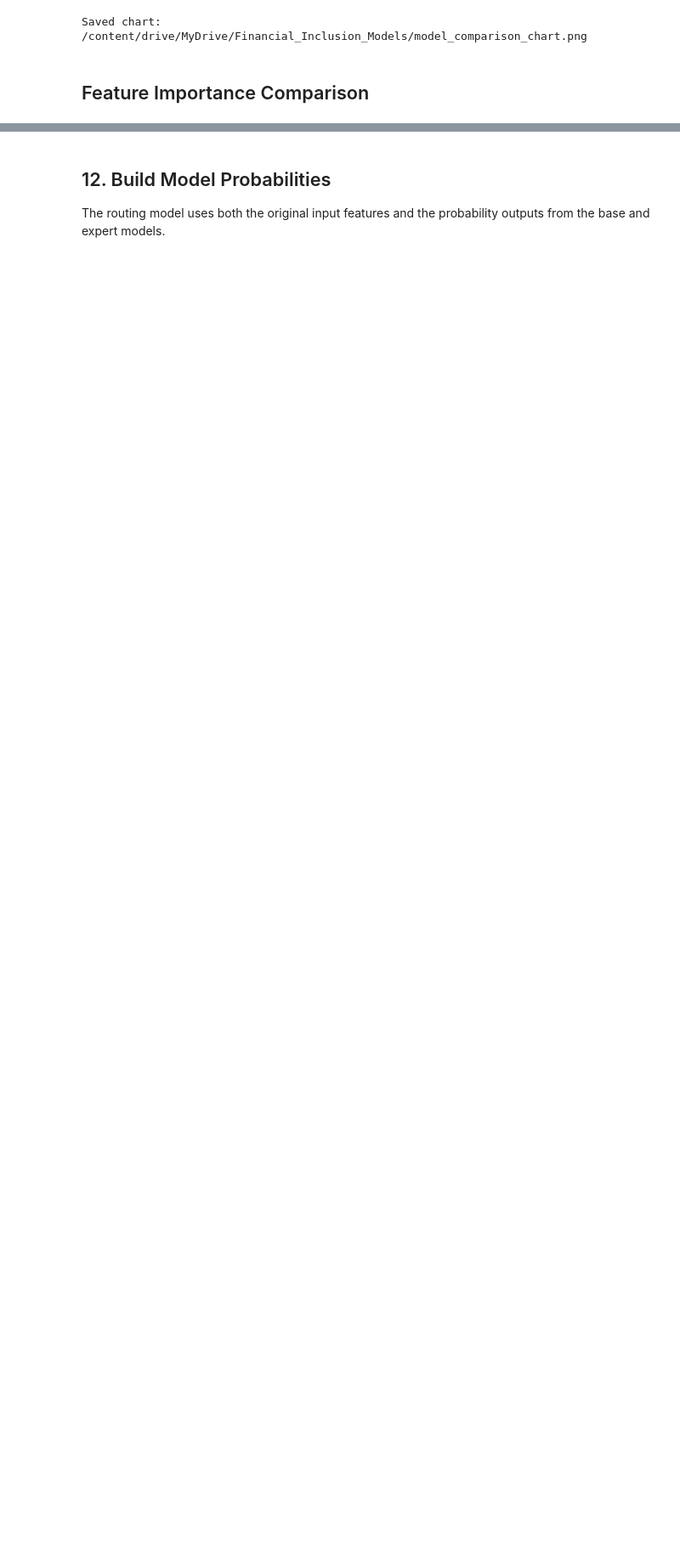
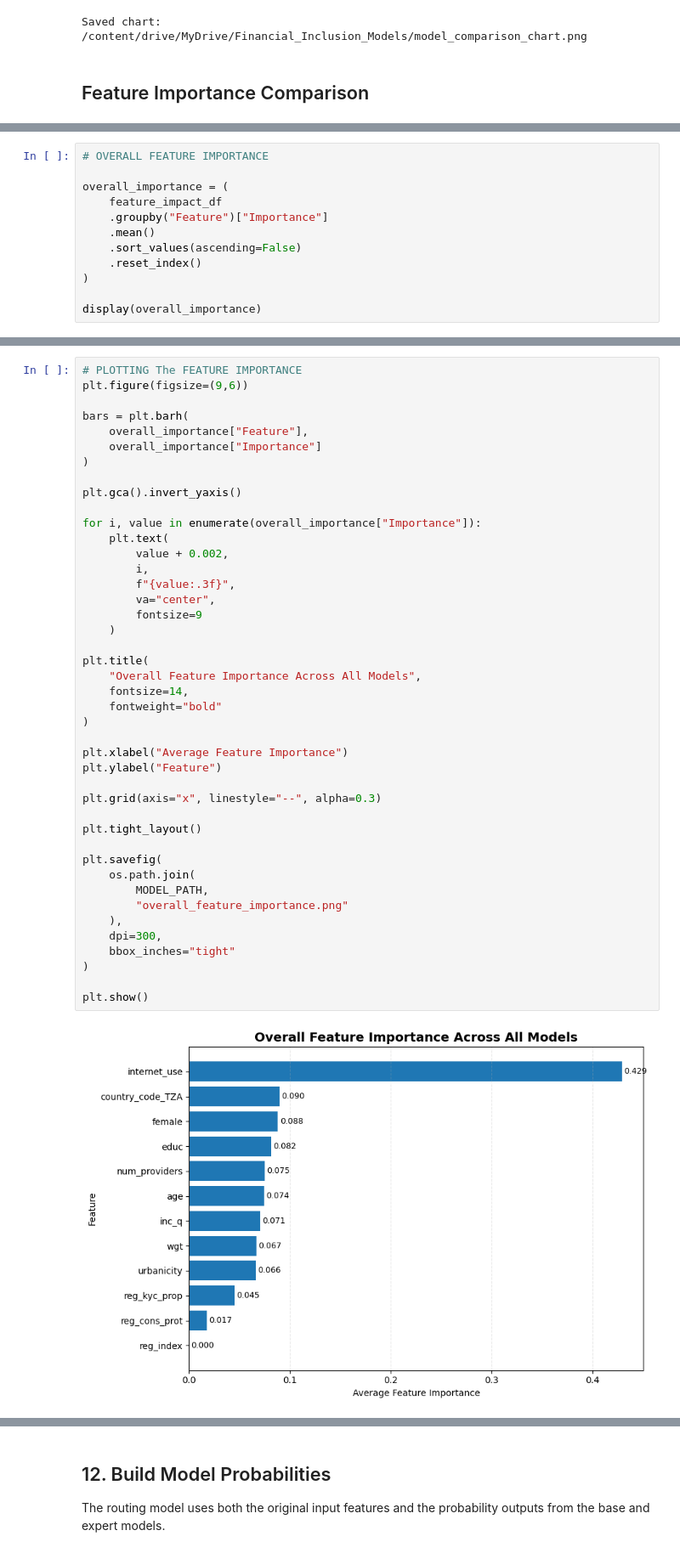
Before and after one commit to sitahlango-maker/Financial_Inclusion, a Jupyter notebook: cleanfinancialinclusion.ipynb, the cells around one changed output, grey strips where cells are left out. Shown at 85% size. Saved outputs shown, nothing was run; the diff lists cells and outputs as text; blank space fills up the shorter version.

```diff
--- a/cleanfinancialinclusion.ipynb
+++ b/cleanfinancialinclusion.ipynb
@@ -660 +660,13 @@ print("Saved feature impact chart:", figure_path)
 Saved feature impact chart: /content/drive/MyDrive/Financial_Inclusion_Models/feature_impact_comparison.png
+# %%
+# OVERALL FEATURE IMPORTANCE
+
+overall_importance = (
+    feature_impact_df
+    .groupby("Feature")["Importance"]
+    .mean()
+    .sort_values(ascending=False)
+    .reset_index()
+)
+
+display(overall_importance)
@@ -660,0 +687,45 @@ Saved feature impact chart: /content/drive/MyDrive/Financial_Inclusion_Models/fe
+# %%
+# PLOTTING The FEATURE IMPORTANCE
+plt.figure(figsize=(9,6))
+
+bars = plt.barh(
+    overall_importance["Feature"],
+    overall_importance["Importance"]
+)
+
+plt.gca().invert_yaxis()
+
+for i, value in enumerate(overall_importance["Importance"]):
+    plt.text(
+        value + 0.002,
+        i,
+        f"{value:.3f}",
+        va="center",
+        fontsize=9
+    )
+
+plt.title(
+    "Overall Feature Importance Across All Models",
+    fontsize=14,
+    fontweight="bold"
+)
+
+plt.xlabel("Average Feature Importance")
+plt.ylabel("Feature")
+
+plt.grid(axis="x", linestyle="--", alpha=0.3)
+
+plt.tight_layout()
+
+plt.savefig(
+    os.path.join(
+        MODEL_PATH,
+        "overall_feature_importance.png"
+    ),
+    dpi=300,
+    bbox_inches="tight"
+)
+
+plt.show()
+# %% [output]
+[figure, added]
```
Also changed, not shown: parts of 21 cells of this notebook.
